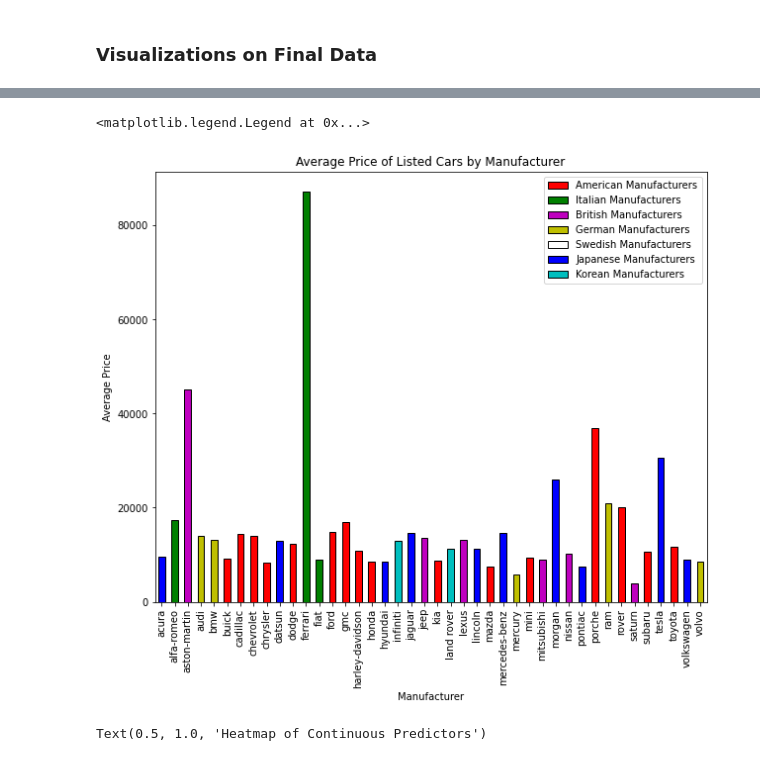
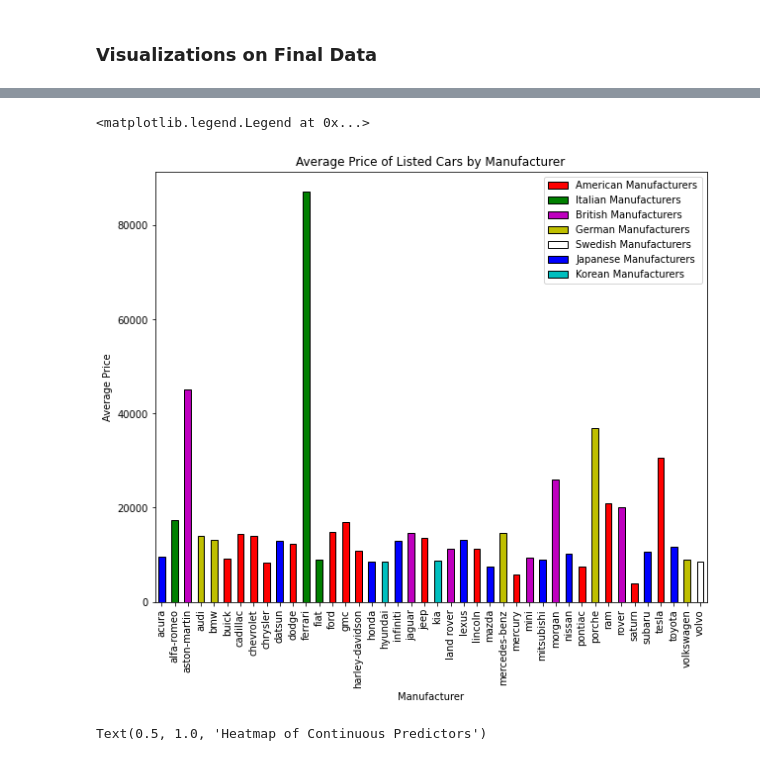
Before and after one commit to matthiasronnau/BANA-212-Final-Project, a Jupyter notebook: BANA-212 Final Project.ipynb, the cells around one changed output, grey strips where cells are left out. Saved outputs shown, nothing was run; the diff lists cells and outputs as text; code cells hidden in the pictures.

```diff
--- a/BANA-212 Final Project.ipynb
+++ b/BANA-212 Final Project.ipynb
@@ -412,23 +441,23 @@ Text(0.5, 1.0, 'Mean List Price by Car Manufacturer')
 # %%
-colors = ["b", "g", "m", "y", "y", "r", "r", "r", "r", "b", "r", "g", "g", "r", "r", "r", "r", "b", "c", "b", "m",
+colors = ["b", "g", "m", "y", "y", "r", "r", "r", "r", "b", "r", "g", "g", "r", "r", "r", "b", "c", "b", "m",
          "r", "c", "m", "b", "r", "b", "y", "r", "m", "b", "m", "b", "r", "y", "r", "m", "r", "b", "r", "b", "y", "w"]
 
 plt.figure(figsize = (10, 8))
 cars_no_missing.groupby("manufacturer").price.mean().plot.bar(color = colors, edgecolor = "k")
 plt.ylabel("Average Price")
 plt.xlabel("Manufacturer")
 american = mpatches.Patch(facecolor = "r", edgecolor = "k", label = "American Manufacturers")
 italian = mpatches.Patch(facecolor = "g", edgecolor = "k", label = "Italian Manufacturers")
 british = mpatches.Patch(facecolor = "m", edgecolor = "k", label = "British Manufacturers")
 german = mpatches.Patch(facecolor = "y", edgecolor = "k", label = "German Manufacturers")
 swedish = mpatches.Patch(facecolor = "w", edgecolor = "k", label = "Swedish Manufacturers")
 japanese = mpatches.Patch(facecolor = "b", edgecolor = "k", label = "Japanese Manufacturers")
 korean = mpatches.Patch(facecolor = "c", edgecolor = "k", label = "Korean Manufacturers")
 plt.title("Average Price of Listed Cars by Manufacturer")
 plt.legend(handles = [american, italian, british, german, swedish, japanese, korean])
 # %% [output]
 <matplotlib.legend.Legend at 0x...>
-[figure, old version]
+[figure, new version]
 # %%
 plt.figure(figsize = (8, 8))
 mask = np.triu(np.ones_like(cars_no_missing.corr(), dtype=bool))
```
Also changed, not shown: parts of 26 cells of this notebook.
